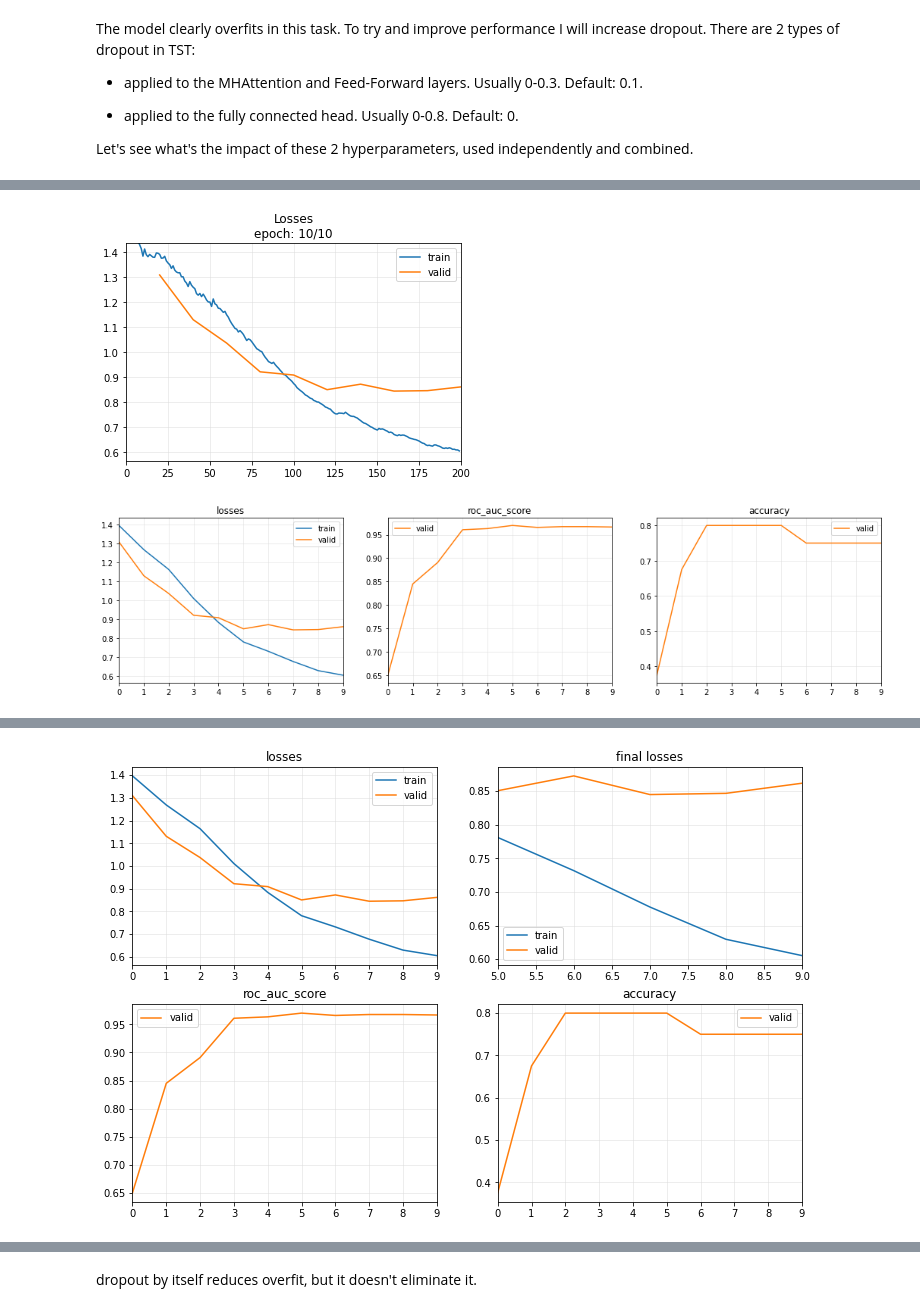
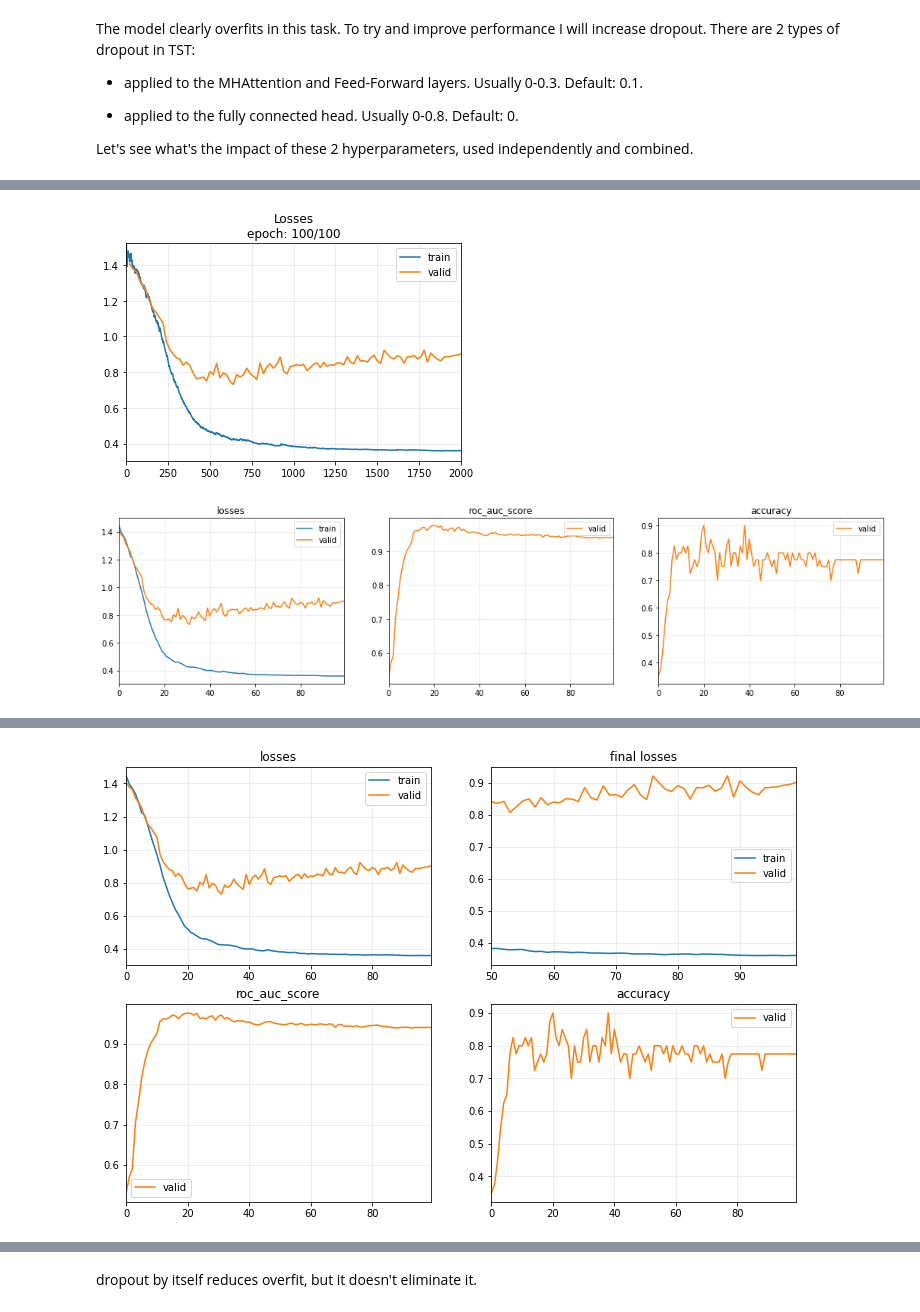
Before and after one commit to bettermorn/IAICourse, a Jupyter notebook: Code/Ex05/07.2_Time_Series_Classification_with_Transformer_GPU.ipynb, the cells around one changed output, grey strips where cells are left out. Saved outputs shown, nothing was run; the diff lists cells and outputs as text; code cells hidden in the pictures.

```diff
--- a/Code/Ex05/07.2_Time_Series_Classification_with_Transformer_GPU.ipynb
+++ b/Code/Ex05/07.2_Time_Series_Classification_with_Transformer_GPU.ipynb
@@ -170,7 +170,7 @@ Let's see what's the impact of these 2 hyperparameters, used independently and c
 model = TST(dls.vars, dls.c, dls.len, dropout=.3)
 learn = Learner(dls, model, loss_func=LabelSmoothingCrossEntropyFlat(), metrics=[RocAuc(), accuracy],  cbs=ShowGraphCallback2())
 start = time.time()
-n_epochs = 10
+n_epochs = 100
 learn.fit_one_cycle(n_epochs, lr_max=1e-4)
 print('\nElapsed time:', time.time() - start)
 learn.plot_metrics()
@@ -190,2 +196,2 @@ beep()
-[figure, old version]
+[figure, new version]
-[figure, old version]
+[figure, new version]
@@ -193,4 +199,4 @@ Elapsed time: 13.743619680404663
-[figure, old version]
+[figure, new version]
 [interactive output not drawn]
 # %% [markdown]
 dropout by itself reduces overfit, but it doesn't eliminate it.
```
Also changed, not shown: parts of 4 cells of this notebook.
